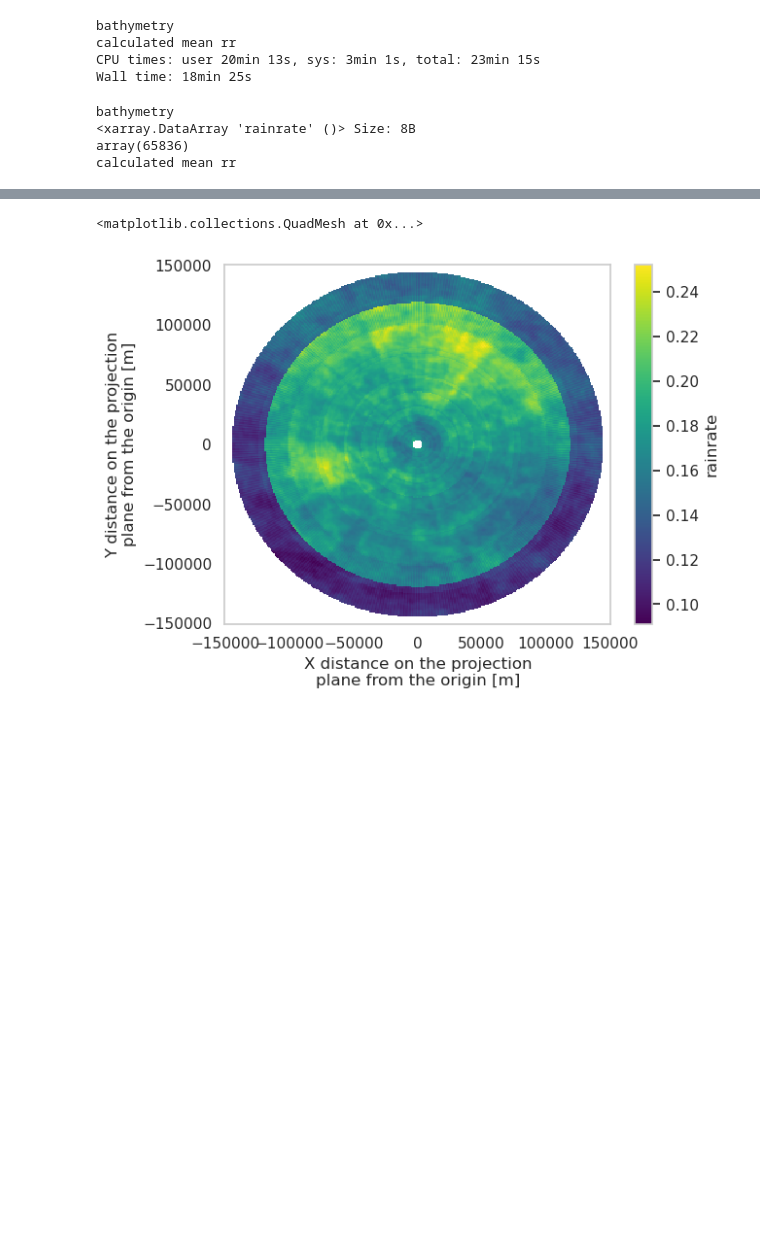
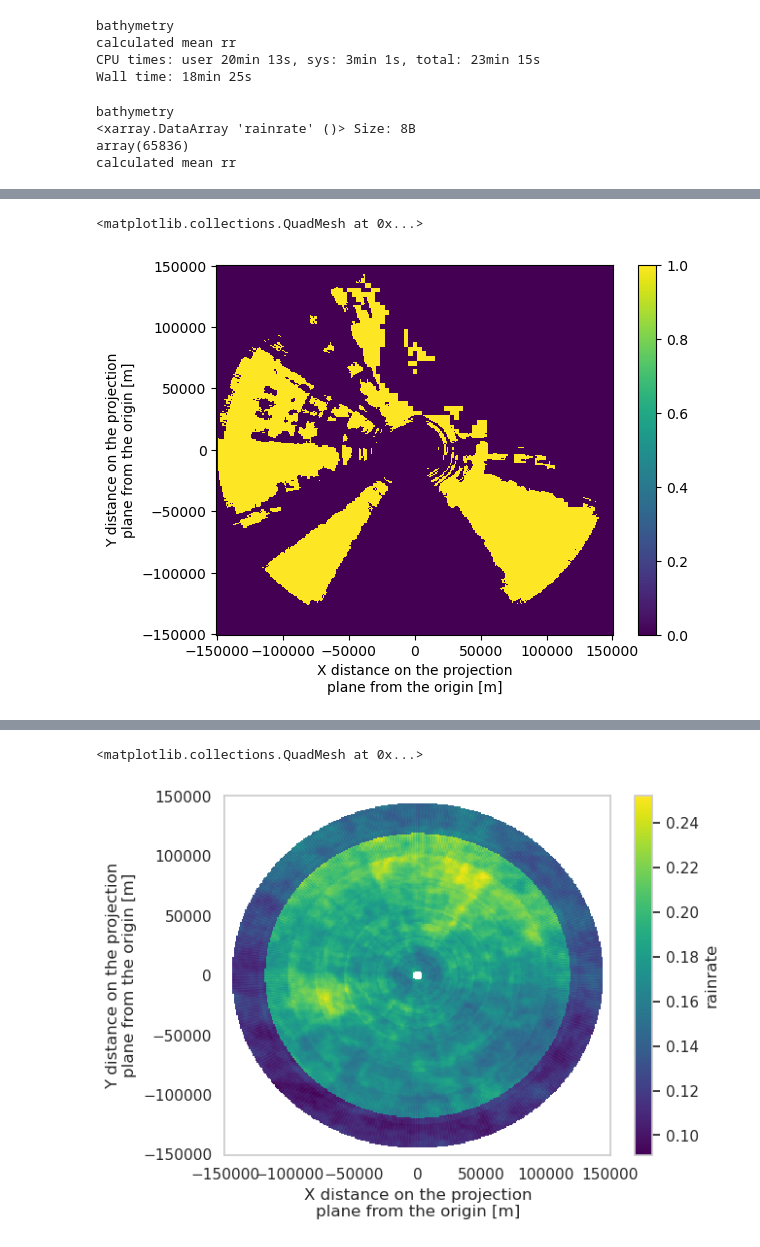
Before and after one commit to alanah-chapman/diurnal-cylces-of-clouds-and-rainfall-over-NE-QLD-during-CBS, a Jupyter notebook: BA-H8-RA_diurnal-plots.ipynb, the cells around one changed output, grey strips where cells are left out. Saved outputs shown, nothing was run; the diff lists cells and outputs as text; code cells hidden in the pictures; blank space fills up the shorter version.

```diff
--- a/BA-H8-RA_diurnal-plots.ipynb
+++ b/BA-H8-RA_diurnal-plots.ipynb
@@ -473,3 +475,8 @@ Wall time: 14min 51s
+# %%
+towns_land.plot()
+# %% [output]
+<matplotlib.collections.QuadMesh at 0x...>
+[figure, added]
 # %%
 %%time
 towns_ocean = create_radar_mask(towns_radar_files, 0.8,land=False,ocean=True)
```
Also changed, not shown: parts of 5 cells of this notebook, 4 other files.
